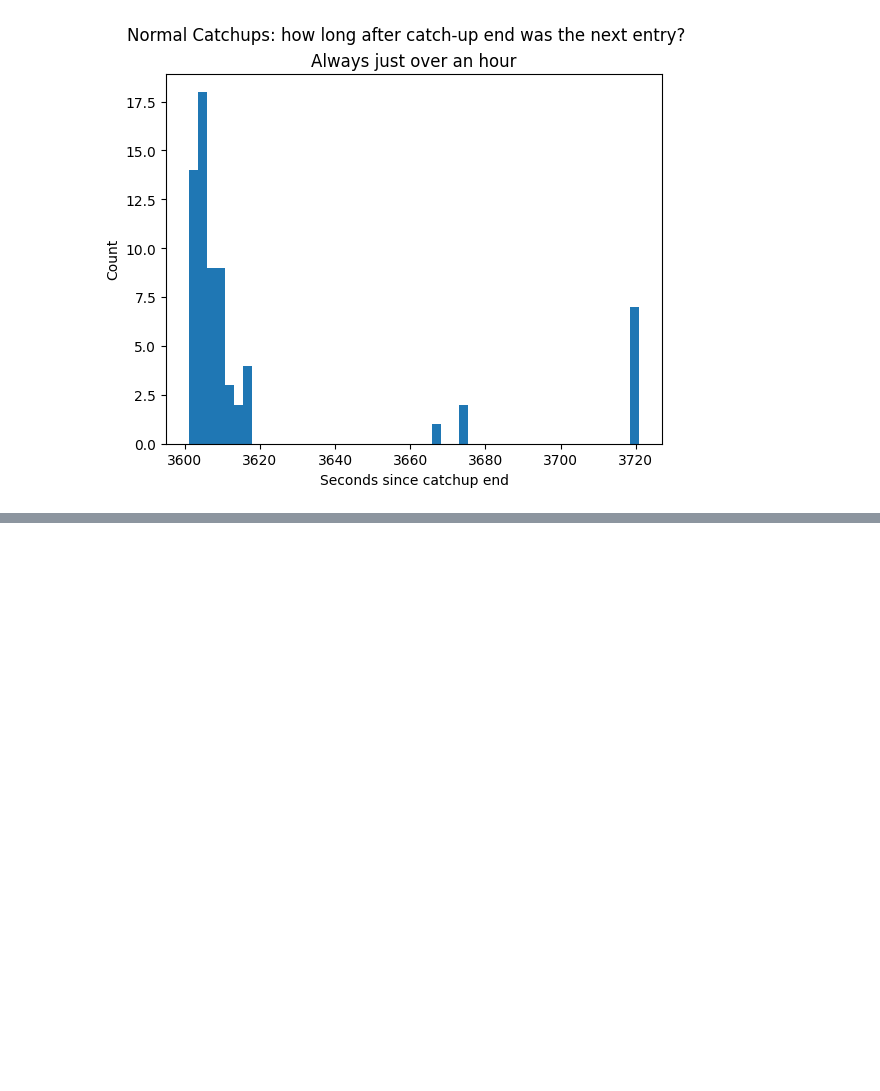
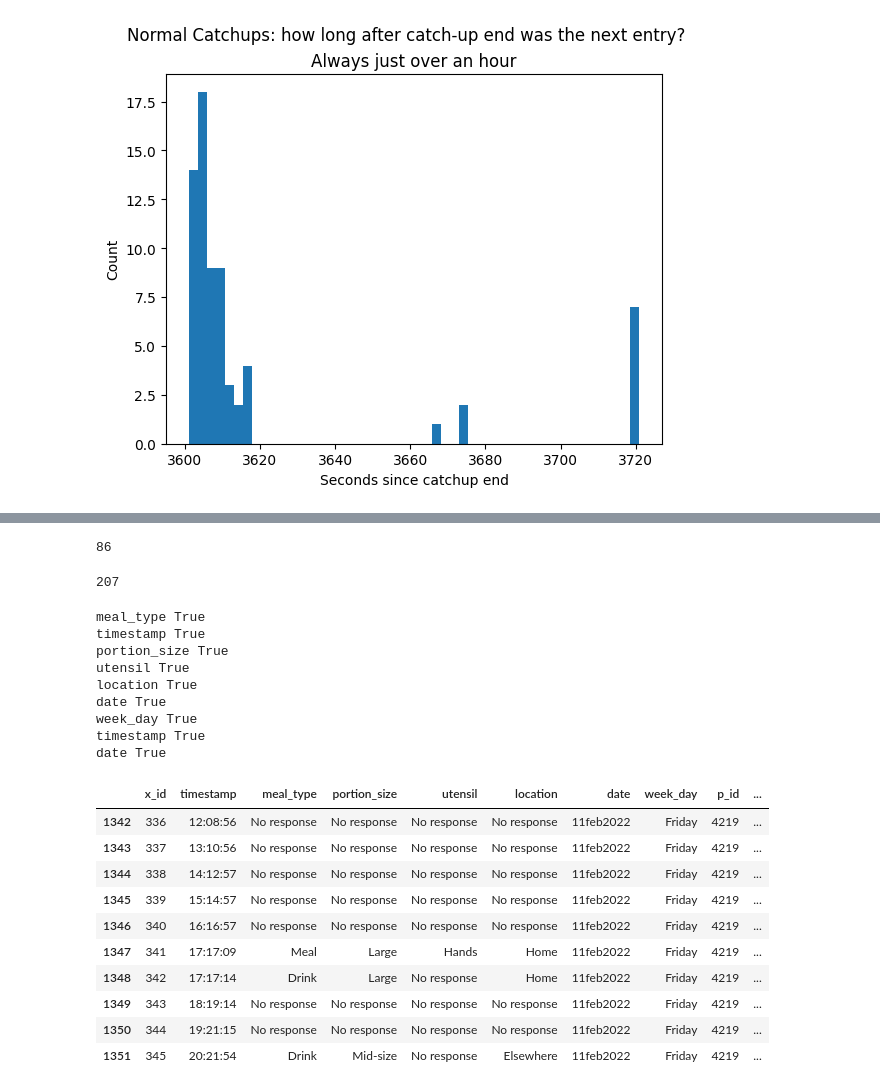
Before and after one commit to richard-lane/seaco_malaysia, a Jupyter notebook: catchups.ipynb, the cells around one changed output, grey strips where cells are left out. Cells and saved outputs as stored; diff of their text form; code cells hidden in the pictures; blank space fills up the shorter version.

```diff
--- a/catchups.ipynb
+++ b/catchups.ipynb
@@ -238,0 +276,16 @@ fig.savefig("img/time_since_catchup_end.png")
+# %%
+meal_df = read.raw_meal_info()
+duplicate_rows = [
+    "meal_type",
+    "timestamp",
+    "portion_size",
+    "utensil",
+    "location",
+    "date",
+    "week_day",
+]
+duplicates = meal_df.duplicated(
+    subset=duplicate_rows,
+    keep=False,
+)
+meal_df[duplicates].to_csv("tmp.csv")
@@ -238,0 +321,36 @@ fig.savefig("img/time_since_catchup_end.png")
+# %%
+slice1 = meal_df[meal_df["p_id"] == 4219]
+len(slice1)
+# %% [output]
+86
+# %%
+slice2 = meal_df[meal_df["p_id"] == 27330]
+print(len(slice2))
+slice2 = slice2.iloc[0:len(slice1)]
+# %% [output]
+207
+# %%
+for col in duplicate_rows + ["timestamp", "date"]:
+    print(col, (slice1[col].values == slice2[col].values).all())
+slice1.iloc[55:65]
+# %% [output]
+meal_type True
+timestamp True
+portion_size True
+utensil True
+location True
+date True
+week_day True
+timestamp True
+date True
+|  | x_id | timestamp | meal_type | portion_size | utensil | location | date | week_day | p_id | ... |
+| 1342 | 336 | 12:08:56 | No response | No response | No response | No response | 11feb2022 | Friday | 4219 | ... |
+| 1343 | 337 | 13:10:56 | No response | No response | No response | No response | 11feb2022 | Friday | 4219 | ... |
+| 1344 | 338 | 14:12:57 | No response | No response | No response | No response | 11feb2022 | Friday | 4219 | ... |
+| 1345 | 339 | 15:14:57 | No response | No response | No response | No response | 11feb2022 | Friday | 4219 | ... |
+| 1346 | 340 | 16:16:57 | No response | No response | No response | No response | 11feb2022 | Friday | 4219 | ... |
+| 1347 | 341 | 17:17:09 | Meal | Large | Hands | Home | 11feb2022 | Friday | 4219 | ... |
+| 1348 | 342 | 17:17:14 | Drink | Large | No response | Home | 11feb2022 | Friday | 4219 | ... |
+| 1349 | 343 | 18:19:14 | No response | No response | No response | No response | 11feb2022 | Friday | 4219 | ... |
+| 1350 | 344 | 19:21:15 | No response | No response | No response | No response | 11feb2022 | Friday | 4219 | ... |
+| 1351 | 345 | 20:21:54 | Drink | Mid-size | No response | Elsewhere | 11feb2022 | Friday | 4219 | ... |
```
Also changed, not shown: parts of 7 cells of this notebook.
